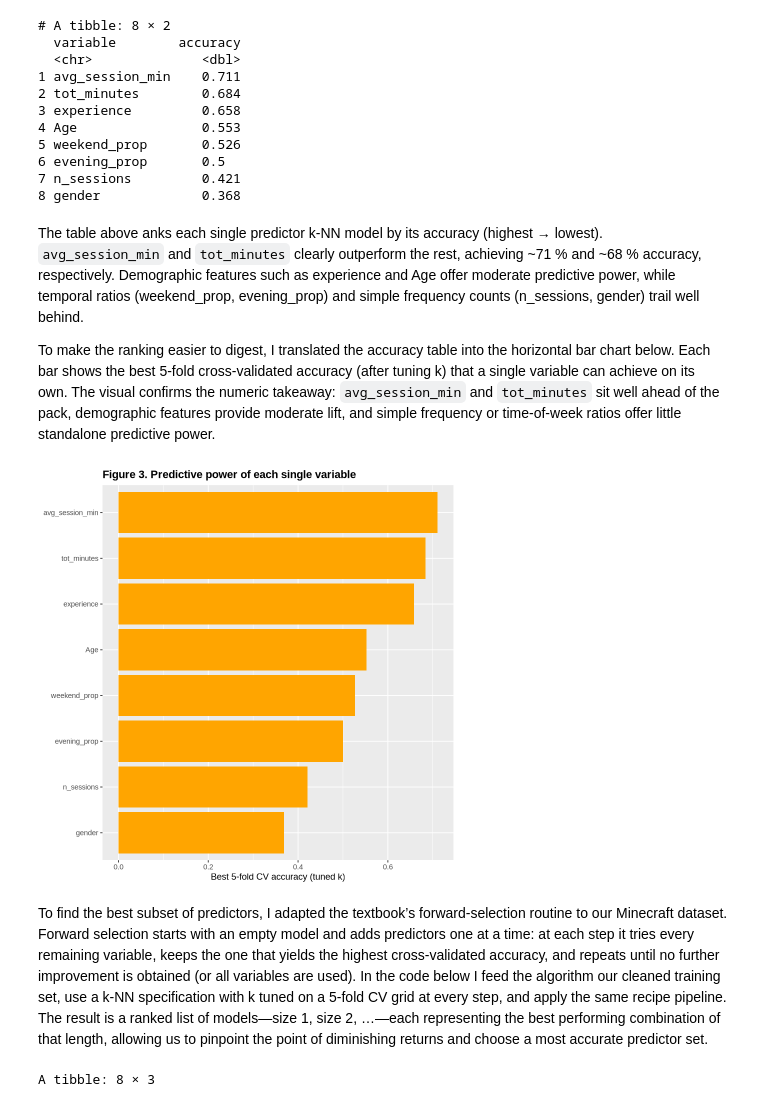
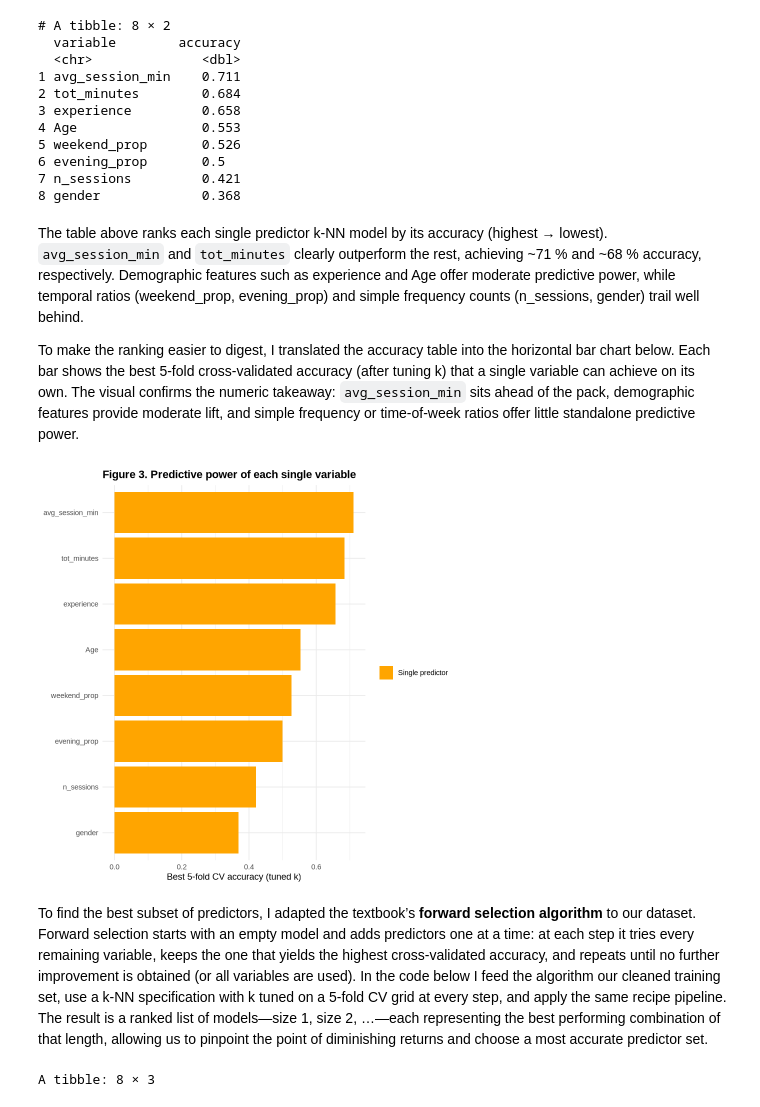
Before and after one commit to Parkryan0128/DSCI100_Project, a Jupyter notebook: Report.ipynb, the cells around one changed output. Cells and saved outputs as stored; diff of their text form; code cells hidden in the pictures.

```diff
--- a/Report.ipynb
+++ b/Report.ipynb
@@ -354,24 +333,32 @@ print(scores)
 7 n_sessions         0.421
 8 gender             0.368
 # %% [markdown]
-The table above anks each single predictor k-NN model by its accuracy (highest → lowest). `avg_session_min` and `tot_minutes` clearly outperform the rest, achieving ~71 % and ~68 % accuracy, respectively. Demographic features such as experience and Age offer moderate predictive power, while temporal ratios (weekend_prop, evening_prop) and simple frequency counts (n_sessions, gender) trail well behind.
+The table above ranks each single predictor k-NN model by its accuracy (highest → lowest). `avg_session_min` and `tot_minutes` clearly outperform the rest, achieving ~71 % and ~68 % accuracy, respectively. Demographic features such as experience and Age offer moderate predictive power, while temporal ratios (weekend_prop, evening_prop) and simple frequency counts (n_sessions, gender) trail well behind.
 
-To make the ranking easier to digest, I translated the accuracy table into the horizontal bar chart below. Each bar shows the best 5-fold cross-validated accuracy (after tuning k) that a single variable can achieve on its own. The visual confirms the numeric takeaway: `avg_session_min` and `tot_minutes` sit well ahead of the pack, demographic features provide moderate lift, and simple frequency or time-of-week ratios offer little standalone predictive power.
+To make the ranking easier to digest, I translated the accuracy table into the horizontal bar chart below. Each bar shows the best 5-fold cross-validated accuracy (after tuning k) that a single variable can achieve on its own. The visual confirms the numeric takeaway: `avg_session_min` sits ahead of the pack, demographic features provide moderate lift, and simple frequency or time-of-week ratios offer little standalone predictive power.
 # %%
-scores %>%
+scores |>
   mutate(variable = fct_reorder(variable, accuracy)) %>%
-  ggplot(aes(accuracy, variable)) +
-  geom_col(fill = "Orange") +
+  ggplot(aes(accuracy, variable, fill = "Single predictor")) +
+  geom_col() +
+  scale_fill_manual(
+    name   = NULL,
+    values = c("Single predictor" = "orange")
+  ) +
   labs(
-    x = "Best 5-fold CV accuracy (tuned k)",
-    y = NULL,
+    x     = "Best 5-fold CV accuracy (tuned k)",
+    y     = NULL,
     title = "Figure 3. Predictive power of each single variable"
   ) +
-    theme(plot.title = element_text(face = "bold"))
+  theme_minimal() +
+  theme(
+    plot.title      = element_text(face = "bold"),
+    legend.position = "right"
+  )
 # %% [output]
-[figure, old version]
+[figure, new version]
 # %% [markdown]
-To find the best subset of predictors, I adapted the textbook’s forward-selection routine to our Minecraft dataset. Forward selection starts with an empty model and adds predictors one at a time: at each step it tries every remaining variable, keeps the one that yields the highest cross-validated accuracy, and repeats until no further improvement is obtained (or all variables are used). In the code below I feed the algorithm our cleaned training set, use a k-NN specification with k tuned on a 5-fold CV grid at every step, and apply the same recipe pipeline. The result is a ranked list of models—size 1, size 2, …—each representing the best performing combination of that length, allowing us to pinpoint the point of diminishing returns and choose a most accurate predictor set.
+To find the best subset of predictors, I adapted the textbook’s **forward selection algorithm** to our dataset. Forward selection starts with an empty model and adds predictors one at a time: at each step it tries every remaining variable, keeps the one that yields the highest cross-validated accuracy, and repeats until no further improvement is obtained (or all variables are used). In the code below I feed the algorithm our cleaned training set, use a k-NN specification with k tuned on a 5-fold CV grid at every step, and apply the same recipe pipeline. The result is a ranked list of models—size 1, size 2, …—each representing the best performing combination of that length, allowing us to pinpoint the point of diminishing returns and choose a most accurate predictor set.
 # %%
 set.seed(42)
 accuracies <- tibble(size = integer(),
```
Also changed, not shown: parts of 17 cells of this notebook.
